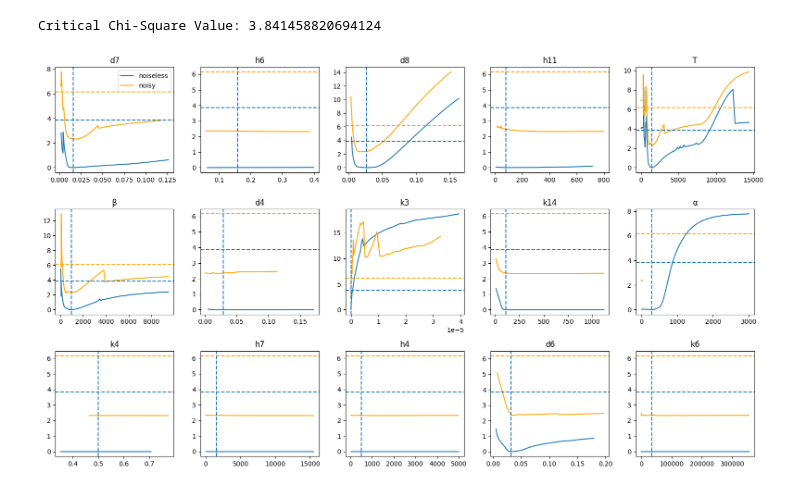
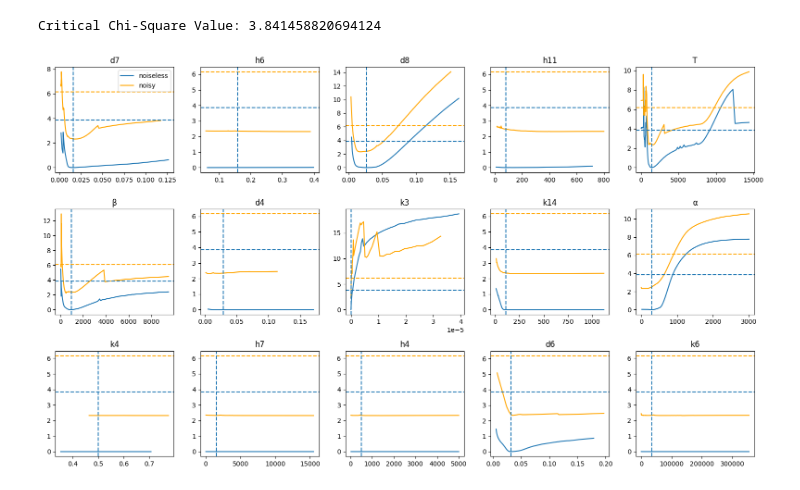
Before and after one commit to aayres22/ITIS_Analysis, a Jupyter notebook: PL_unpack.ipynb, the cells around one changed output. Drawn from its saved outputs; the diff is of its cells as text; code cells hidden in the pictures.

```diff
--- a/PL_unpack.ipynb
+++ b/PL_unpack.ipynb
@@ -23,7 +23,7 @@ D = '1'         # '1' for ACTH + Cort,
 dpoints = '2'   # '1' for 25, '2' for 13
 
 N = 'nonoise'   #'noisy' or 'nonoise'. Not perfect, some paths may need to be tweaked.
-
+partitle = 'h6' # unfinished doesn't do anything yet
 
 if D == '1':
     output_ids = [6,7]
@@ -47,6 +47,7 @@ if N == 'noisy':
     #     'param_global_all': param_global_all
     # }
     #
+
     param_ids1 = results1['param_ids']
     t_data1 = results1['t_data']
     y_data1 = results1['y_data']
@@ -54,28 +55,50 @@ if N == 'noisy':
     J_save1 = results1['J_save'].copy()
     par_save1 = results1['par_save'].copy()
     param_global_all1 = results1['param_global_all']
+
+    with open('PL_Results_V3\\PL_' + D + dpoints + 'nonoise.pkl', 'rb') as f:
+        results2 = pickle.load(f)
+
+    param_ids2 = results2['param_ids']
+    t_data2 = results2['t_data']
+    y_data2 = results2['y_data']
+    true_sol2 = results2['true_sol']
+    J_save2 = results2['J_save'].copy()
+    par_save2 = results2['par_save'].copy()
+    param_global_all2 = results2['param_global_all']
+
 elif N == 'nonoise':
     with open('PL_results_V3\\PL_' + D + dpoints + 'nonoise.pkl', 'rb') as f:
+        results1 = pickle.load(f)
+
+    param_ids1 = results1['param_ids']
+    t_data1 = results1['t_data']
+    y_data1 = results1['y_data']
+    true_sol1 = results1['true_sol']
+    J_save1 = results1['J_save'].copy()
+    par_save1 = results1['par_save'].copy()
+    param_global_all1 = results1['param_global_all']
+
+    with open('PL_Results_V3\\PL_' + D + dpoints + 'noisy.pkl', 'rb') as f:
         results2 = pickle.load(f)
 
-    param_ids1 = results2['param_ids']
-    t_data1 = results2['t_data']
-    y_data1 = results2['y_data']
-    true_sol1 = results2['true_sol']
-    J_save1 = results2['J_save'].copy()
-    par_save1 = results2['par_save'].copy()
-    param_global_all1 = results2['param_global_all']
+    param_ids2 = results2['param_ids']
+    t_data2 = results2['t_data']
+    y_data2 = results2['y_data']
+    true_sol2 = results2['true_sol']
+    J_save2 = results2['J_save'].copy()
+    par_save2 = results2['par_save'].copy()
+    param_global_all2 = results2['param_global_all']
+with open('PL_alpha_' + D + dpoints + 'nonoise.pkl', 'rb') as f:
+    a_results = pickle.load(f)
 
-with open('PL_' + D + dpoints + 'noisy.pkl', 'rb') as f:
-    results2 = pickle.load(f)
-
-param_ids2 = results2['param_ids']
-t_data2 = results2['t_data']
-y_data2 = results2['y_data']
-true_sol2 = results2['true_sol']
-J_save2 = results2['J_save'].copy()
-par_save2 = results2['par_save'].copy()
-param_global_all2 = results2['param_global_all']
+a_param_ids = a_results['param_ids']
+a_t_data = a_results['t_data']
+a_y_data = a_results['y_data']
+a_true_sol = a_results['true_sol']
+a_J_save = a_results['J_save'].copy()
+a_par_save = a_results['par_save'].copy()
+a_param_global_all = a_results['param_global_all']
 from scipy.stats import chi2
 #
 alpha = 0.05  # Significance level
@@ -90,42 +113,49 @@ print(f"Critical Chi-Square Value: {critical_value}")
 #
 #     plt.figure()
 #     plt.title(paramtitles[param_ids[i]])
 #     plt.plot(par_save[i,i,:],J_save[i,:])
 #     plt.axhline(y=critical_value, color='r')
 #     plt.show()
 
 if param_ids1 != param_ids2:
     print("PARAM ORDER DOES NOT MATCH")
 
 fig, axs = plt.subplots(4,5, figsize = (16,12))
 CI = np.zeros((20,2))
 for i in range(4):
 
     for k in range(5):
         if i*5 + k>= len(param_ids1):
             for r in range(k,5):
                 axs[i,r].remove()
             break
-
-        axs[i, k].plot(np.exp(par_save1[i*5 + k, i*5 +k,:]),J_save1[i*5 + k,:], label = "noiseless")
-        axs[i, k].plot(np.exp(par_save2[i*5 + k, i*5 +k,:]),J_save2[i*5 + k,:], label = "noisy", color = 'orange')
-        axs[i, k].axhline(y=critical_value+np.min(J_save1[i*5 + k,:]), linestyle='--')
-        axs[i, k].axhline(y=critical_value+np.min(J_save2[i*5 + k,:]), color='orange', linestyle='--')
-        axs[i,k].set_title(param_titles[param_ids1[i*5 + k]])
-        axs[i,k].axvline(x = np.exp(param_global_all1[i*5 + k]), linestyle='--')
+        if i*5 + k == 9:
+            axs[i, k].plot(np.exp(a_par_save[i*5 + k, i*5 +k,:]),a_J_save[i*5 +k,:], label = "noisy", color = 'orange')
+            axs[i, k].plot(np.exp(par_save1[i*5 + k, i*5 +k,:]),J_save1[i*5 + k,:], label = "noiseless")
+            axs[i, k].axhline(y=critical_value+np.min(a_J_save[i*5 +k,:]), color='orange', linestyle='--')
+            axs[i, k].axhline(y=critical_value+np.min(J_save1[i*5 + k,:]), linestyle='--')
+            axs[i,k].set_title(param_titles[param_ids1[i*5 + k]])
+            axs[i,k].axvline(x = np.exp(param_global_all1[i*5+k]), linestyle='--')
+        else:
+            axs[i, k].plot(np.exp(par_save1[i*5 + k, i*5 +k,:]),J_save1[i*5 + k,:], label = "noiseless")
+            axs[i, k].plot(np.exp(par_save2[i*5 + k, i*5 +k,:]),J_save2[i*5 + k,:], label = "noisy", color = 'orange')
+            axs[i, k].axhline(y=critical_value+np.min(J_save1[i*5 + k,:]), linestyle='--')
+            axs[i, k].axhline(y=critical_value+np.min(J_save2[i*5 + k,:]), color='orange', linestyle='--')
+            axs[i,k].set_title(param_titles[param_ids1[i*5 + k]])
+            axs[i,k].axvline(x = np.exp(param_global_all1[i*5 + k]), linestyle='--')
         #axs[i,k].axvline(x = np.exp(param_global_all2[i*5 + k]), color = 'orange', linestyle = '--')
 # for ax in axs.flat:
 #     ax.set_xticks([])
 axs[0,0].legend()
 fig.tight_layout()
-#fig.savefig('FIGS\\PLV3_' + D + dpoints + '.png')
+#fig.savefig('FIGS\\PLV3_' + D + dpoints + '_alphafix.png')
 
 ##ADD CI FROM GLOBAL OPT TO THESE RESULTS
 
 output_obs = output_ids.copy()
 # %% [output]
 Critical Chi-Square Value: 3.841458820694124
-[figure, old version]
+[figure, new version]
 # %%
 
 print("Observed states:", [stateTitles[i] for i in output_ids])
```
Also changed, not shown: parts of 1 cell of this notebook, 15 other files.
